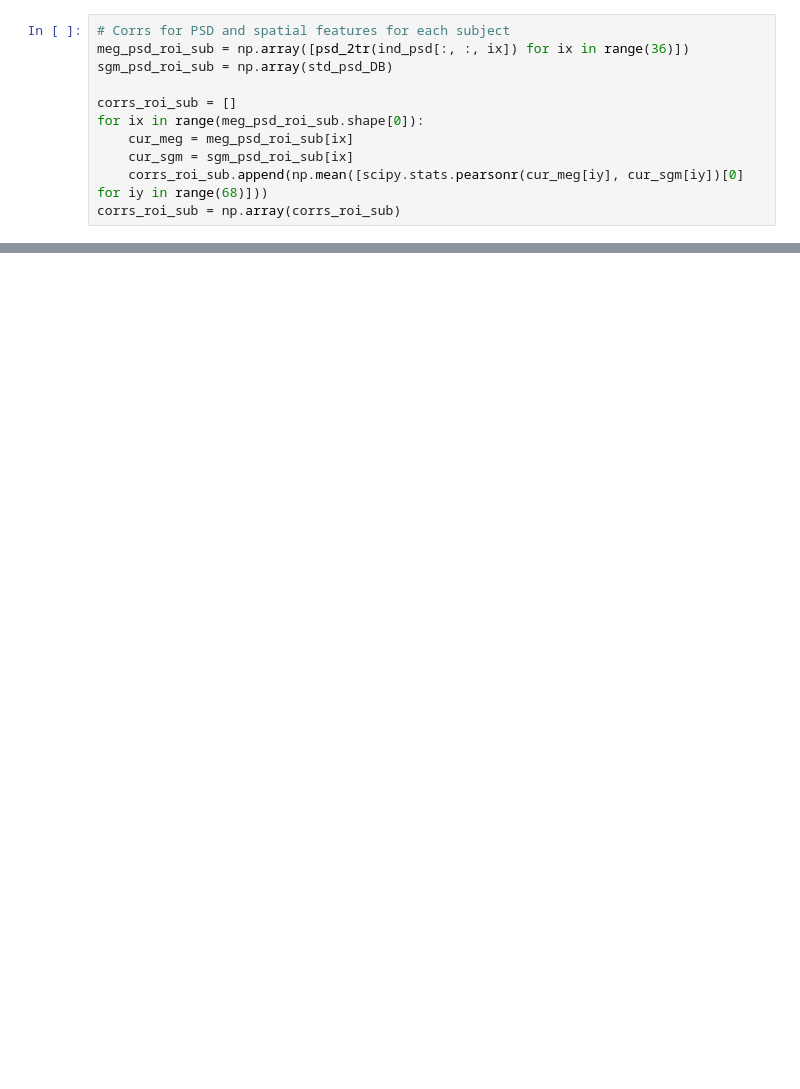
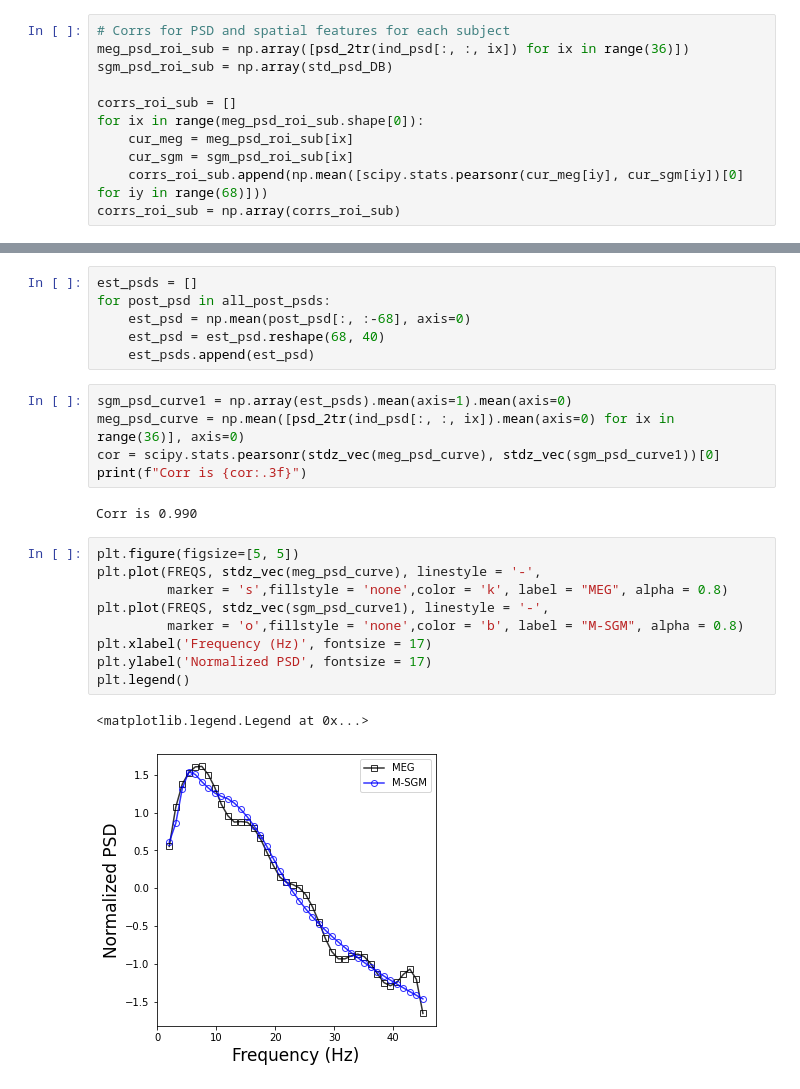
Before and after one commit to JINhuaqing/SBI-SGM, a Jupyter notebook: notebooks/NSF_RAW_Reparam.ipynb, the cells around one changed output, grey strips where cells are left out. Cells and saved outputs as stored; diff of their text form; blank space fills up the shorter version.

```diff
--- a/notebooks/NSF_RAW_Reparam.ipynb
+++ b/notebooks/NSF_RAW_Reparam.ipynb
@@ -417,0 +464,25 @@ NameError: name 'paras_gen' is not defined
+# %%
+est_psds = []
+for post_psd in all_post_psds:
+    est_psd = np.mean(post_psd[:, :-68], axis=0)
+    est_psd = est_psd.reshape(68, 40)
+    est_psds.append(est_psd)
+# %%
+sgm_psd_curve1 = np.array(est_psds).mean(axis=1).mean(axis=0)
+meg_psd_curve = np.mean([psd_2tr(ind_psd[:, :, ix]).mean(axis=0) for ix in range(36)], axis=0)
+cor = scipy.stats.pearsonr(stdz_vec(meg_psd_curve), stdz_vec(sgm_psd_curve1))[0]
+print(f"Corr is {cor:.3f}")
+# %% [output]
+Corr is 0.990
+# %%
+plt.figure(figsize=[5, 5])
+plt.plot(FREQS, stdz_vec(meg_psd_curve), linestyle = '-',
+         marker = 's',fillstyle = 'none',color = 'k', label = "MEG", alpha = 0.8)
+plt.plot(FREQS, stdz_vec(sgm_psd_curve1), linestyle = '-',
+         marker = 'o',fillstyle = 'none',color = 'b', label = "M-SGM", alpha = 0.8)
+plt.xlabel('Frequency (Hz)', fontsize = 17)
+plt.ylabel('Normalized PSD', fontsize = 17)
+plt.legend()
+# %% [output]
+<matplotlib.legend.Legend at 0x...>
+[figure, added]
```
Also changed, not shown: parts of 35 cells of this notebook, 6 other files.
